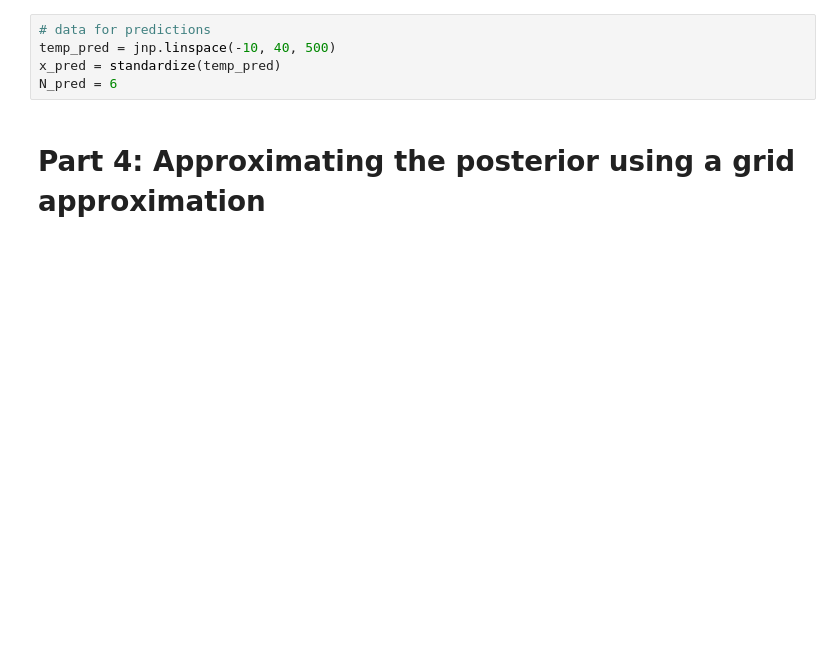
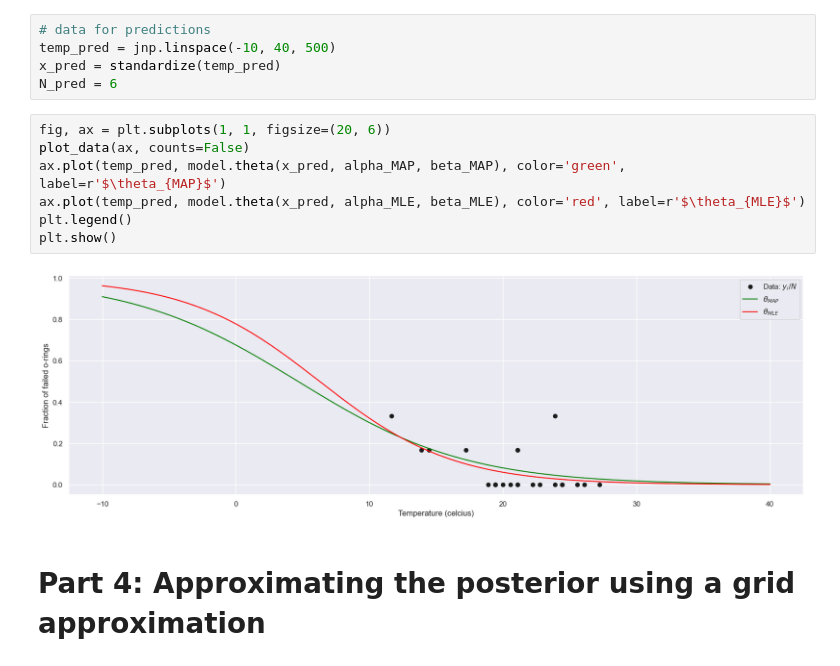
Before and after one commit to lelegod/bayesian_ml, a Jupyter notebook: week2/ex2_handout.ipynb, the cells around one changed output. Cells and saved outputs as stored; diff of their text form; blank space fills up the shorter version.

```diff
--- a/week2/ex2_handout.ipynb
+++ b/week2/ex2_handout.ipynb
@@ -395,6 +461,15 @@ and then use $\hat{\theta}$ for making predictions.
 temp_pred = jnp.linspace(-10, 40, 500)
 x_pred = standardize(temp_pred)
 N_pred = 6
+# %%
+fig, ax = plt.subplots(1, 1, figsize=(20, 6))
+plot_data(ax, counts=False)
+ax.plot(temp_pred, model.theta(x_pred, alpha_MAP, beta_MAP), color='green', label=r'$\theta_{MAP}$')
+ax.plot(temp_pred, model.theta(x_pred, alpha_MLE, beta_MLE), color='red', label=r'$\theta_{MLE}$')
+plt.legend()
+plt.show()
+# %% [output]
+[figure, added]
 # %% [markdown]
 # Part 4:  Approximating the posterior using a grid approximation
 # %% [markdown]
```
Also changed, not shown: parts of 13 cells of this notebook.
